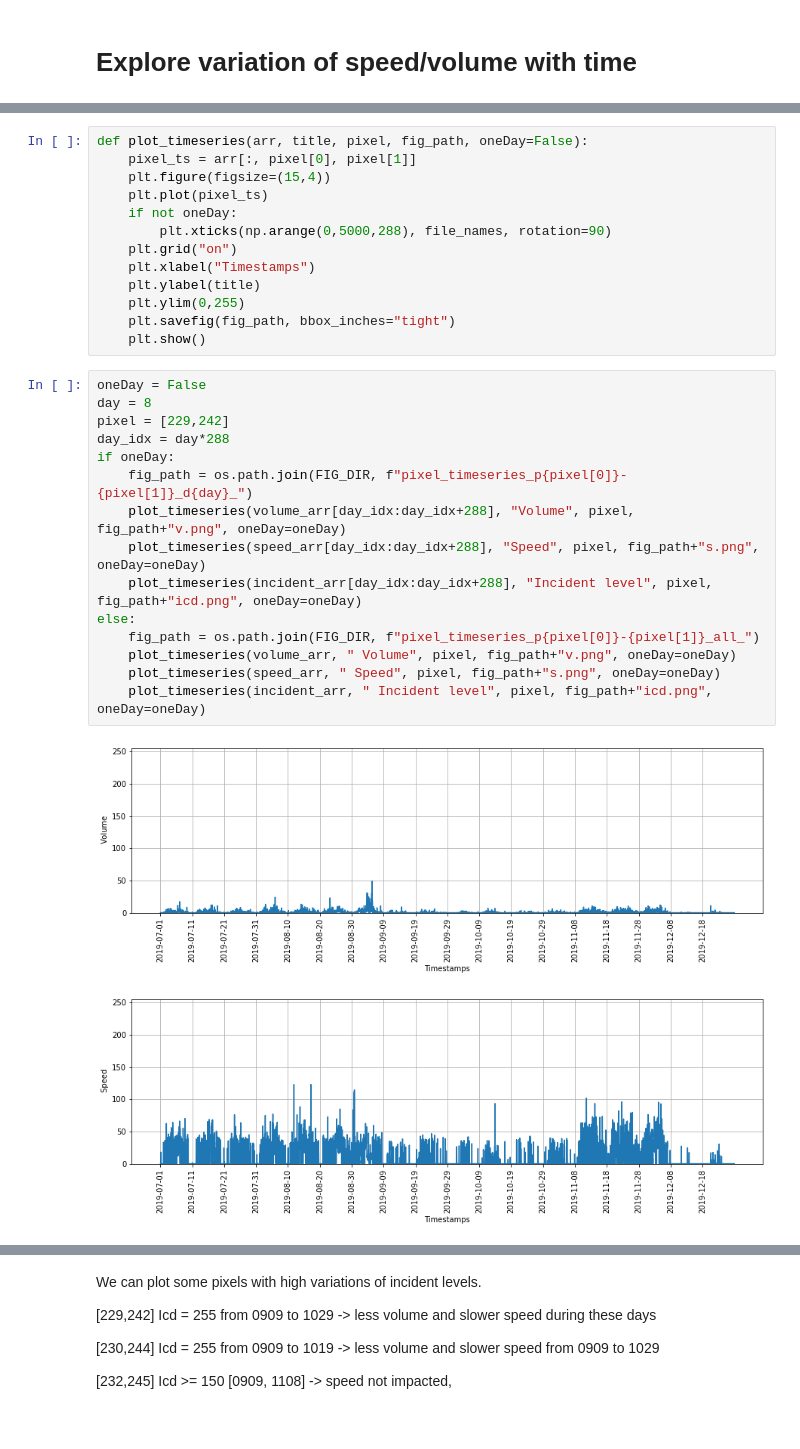
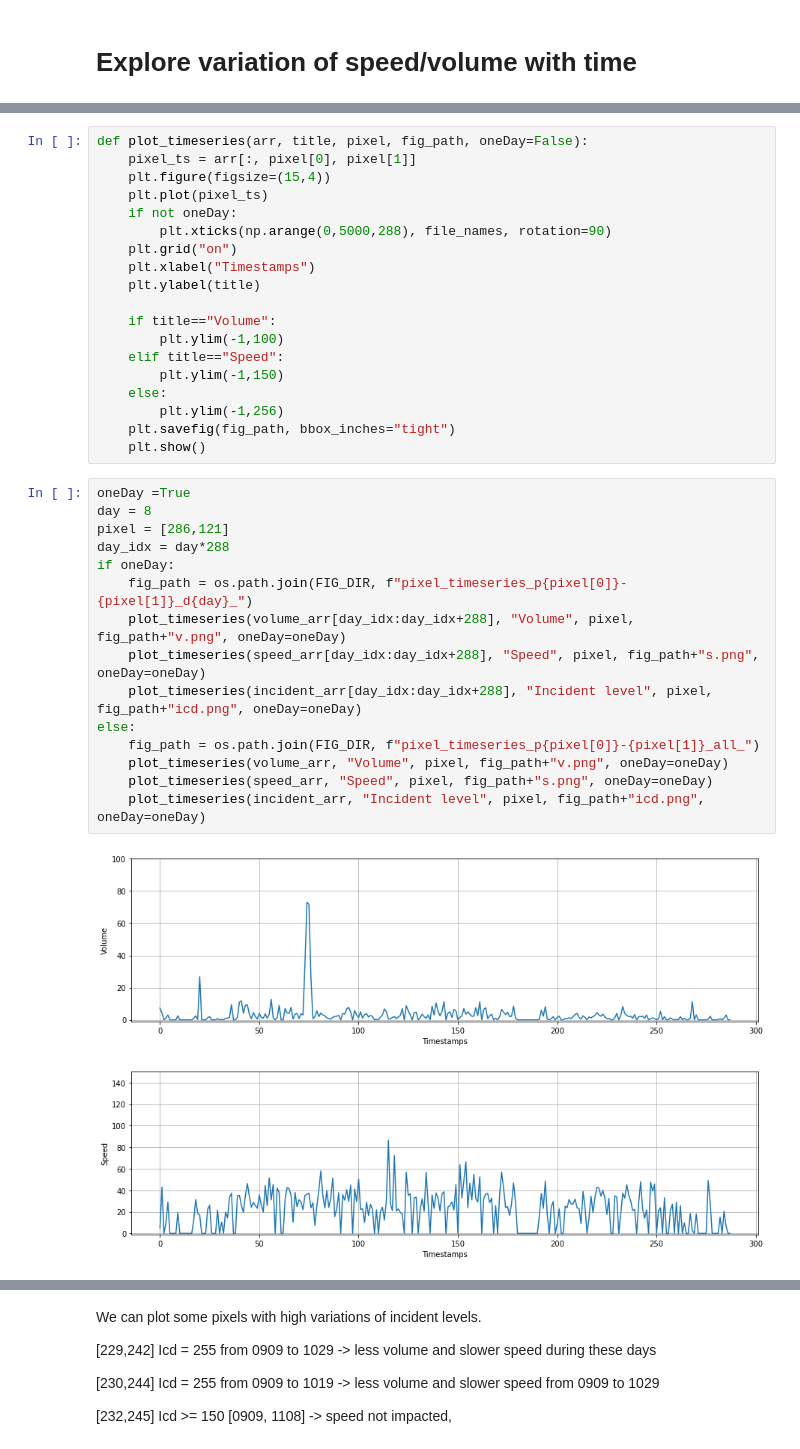
Before and after one commit to jingyan-li/TrafficForecastUnetInterpret-Python, a Jupyter notebook: eda/SpeedVolume.ipynb, the cells around one changed output, grey strips where cells are left out. Cells and saved outputs as stored; diff of their text form.

```diff
--- a/eda/SpeedVolume.ipynb
+++ b/eda/SpeedVolume.ipynb
@@ -88,24 +121,30 @@ def plot_timeseries(arr, title, pixel, fig_path, oneDay=False):
     plt.grid("on")
     plt.xlabel("Timestamps")
     plt.ylabel(title)
-    plt.ylim(0,255)
+
+    if title=="Volume":
+        plt.ylim(-1,100)
+    elif title=="Speed":
+        plt.ylim(-1,150)
+    else:
+        plt.ylim(-1,256)
     plt.savefig(fig_path, bbox_inches="tight")
     plt.show()
 # %%
-oneDay = False
+oneDay =True
 day = 8
-pixel = [229,242]
+pixel = [286,121]
 day_idx = day*288
 if oneDay:
     fig_path = os.path.join(FIG_DIR, f"pixel_timeseries_p{pixel[0]}-{pixel[1]}_d{day}_")
     plot_timeseries(volume_arr[day_idx:day_idx+288], "Volume", pixel, fig_path+"v.png", oneDay=oneDay)
     plot_timeseries(speed_arr[day_idx:day_idx+288], "Speed", pixel, fig_path+"s.png", oneDay=oneDay)
     plot_timeseries(incident_arr[day_idx:day_idx+288], "Incident level", pixel, fig_path+"icd.png", oneDay=oneDay)
 else:
     fig_path = os.path.join(FIG_DIR, f"pixel_timeseries_p{pixel[0]}-{pixel[1]}_all_")
-    plot_timeseries(volume_arr, " Volume", pixel, fig_path+"v.png", oneDay=oneDay)
-    plot_timeseries(speed_arr, " Speed", pixel, fig_path+"s.png", oneDay=oneDay)
-    plot_timeseries(incident_arr, " Incident level", pixel, fig_path+"icd.png", oneDay=oneDay)
+    plot_timeseries(volume_arr, "Volume", pixel, fig_path+"v.png", oneDay=oneDay)
+    plot_timeseries(speed_arr, "Speed", pixel, fig_path+"s.png", oneDay=oneDay)
+    plot_timeseries(incident_arr, "Incident level", pixel, fig_path+"icd.png", oneDay=oneDay)
 # %% [output]
-[figure, old version]
+[figure, new version]
-[figure, old version]
+[figure, new version]
```
Also changed, not shown: parts of 9 cells of this notebook, 37 other files.
